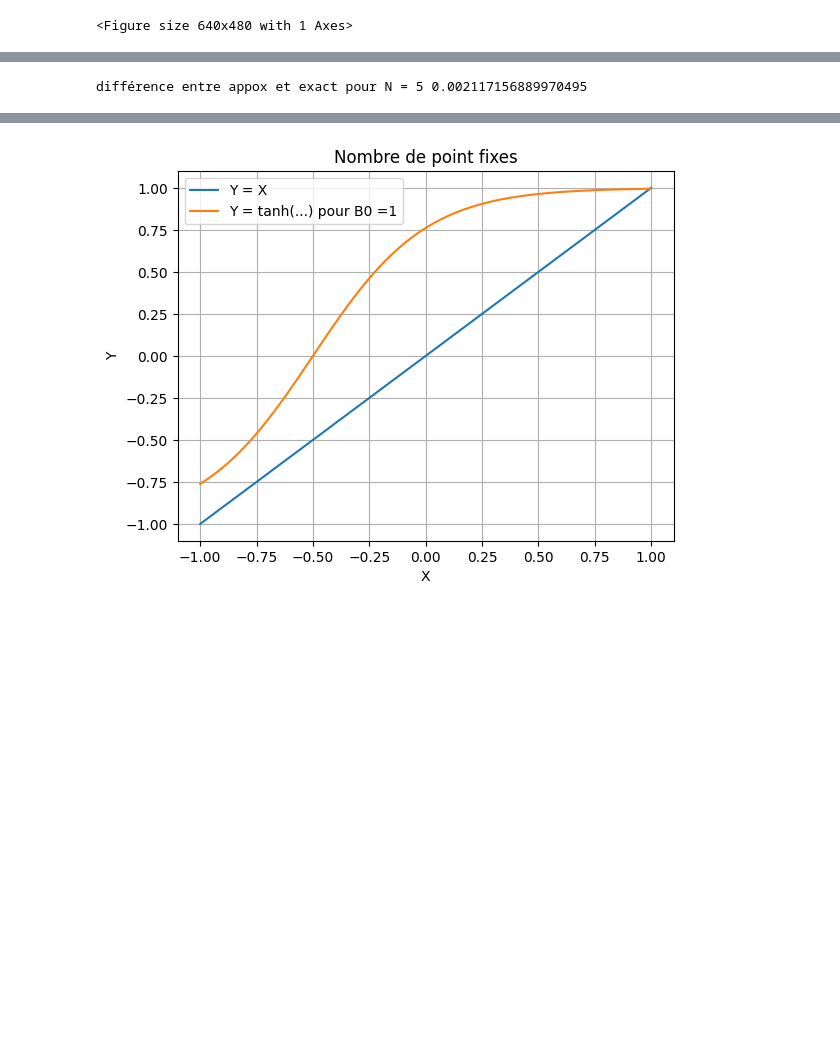
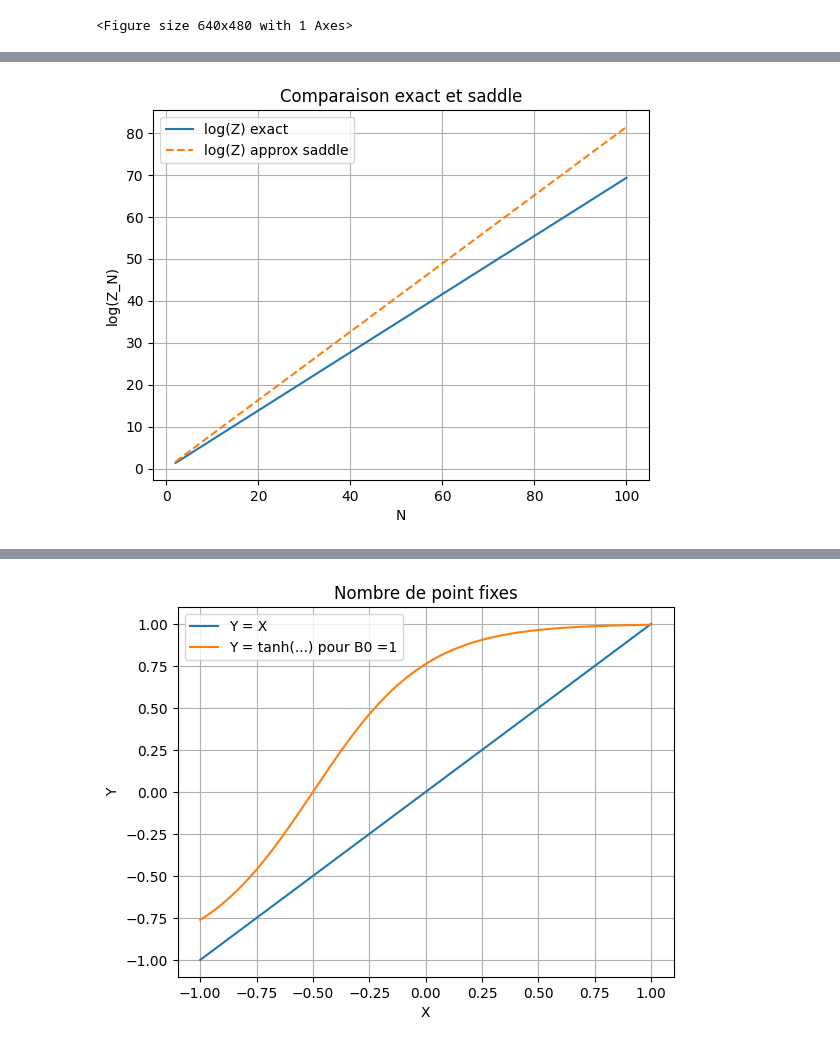
Before and after one commit to Gabriel-lct/ising-model-research, a Jupyter notebook: python/plot_mean_Z_2.ipynb, the cells around one changed output, grey strips where cells are left out. Cells and saved outputs as stored; diff of their text form; code cells hidden in the pictures; blank space fills up the shorter version.

```diff
--- a/python/plot_mean_Z_2.ipynb
+++ b/python/plot_mean_Z_2.ipynb
@@ -172,4 +86,64 @@ plt.show()
-# %%
-print('différence entre approx et exact pour N = 5', np.abs(Z_N_approx_log(5)-Z_N_exact_log(5)))
-# %% [output]
-différence entre appox et exact pour N = 5 0.002117156889970495
+# %%
+#Z_N en fonction de N mais faux lol
+
+J0 = 1.0
+B0 = 0.5
+T = 1.0
+
+def xi(x):
+    return np.where((x<=0)|(x>=1), 0.0, x*np.log(x) + (1-x)*np.log(1-x))
+
+def energie(x, n):
+    J = J0/n
+    return (J*(2*x-1)**2 + 2*B0*(2*x-1)) / (2*T)
+
+def phi(x, n):
+    return -xi(x) + energie(x, n)
+
+def dphi(x, n, h=1e-7): #resultat numerique
+    return (phi(x+h, n) - phi(x-h, n)) / (2*h)
+
+def ddphi(x, n): #calcul analytique
+    return -1.0/(x*(1-x)) + 4.0*(J0/n)/(T*n)
+
+
+#Z_N exact
+def Z_N_exact_log(n):
+    J = J0 / n
+    B = B0
+
+    log_terms = []
+    for k in range(0, n+1):
+        x = k / n
+        log_comb = np.log(comb(n, k, exact=False))
+
+        magnetisation = 2*x - 1
+        energie_k = (J * magnetisation**2 + 2*B * magnetisation) / (2*T)
+
+        log_terms.append(log_comb + energie_k)
+
+    return - J/(2*T) + logsumexp(log_terms)
+
+
+
+# Z_N approximé avec saddle-point method
+def Z_N_approx_log(n):
+    X_col = brentq(lambda x: dphi(x, n), 0.01, 0.99, maxiter=200)
+    return -J0/(2.0*T*n) + n*phi(X_col, n)  - 0.5*np.log(X_col*(1-X_col))- 0.5*np.log(-ddphi(X_col, n))
+
+#plot
+
+NN = np.arange(2, 101)
+Y_exact_log = [Z_N_exact_log(n) for n in NN]
+Y_approx_log = [Z_N_approx_log(n) for n in NN]
+
+plt.plot(NN, Y_exact_log,  label='log(Z) exact')
+plt.plot(NN, Y_approx_log, '--', label='log(Z) approx saddle')
+plt.xlabel('N')
+plt.ylabel('log(Z_N)')
+plt.title('Comparaison exact et saddle')
+plt.legend()
+plt.grid(True)
+plt.show()
+# %% [output]
+[figure, added]
```
Also changed, not shown: parts of 6 cells of this notebook.
